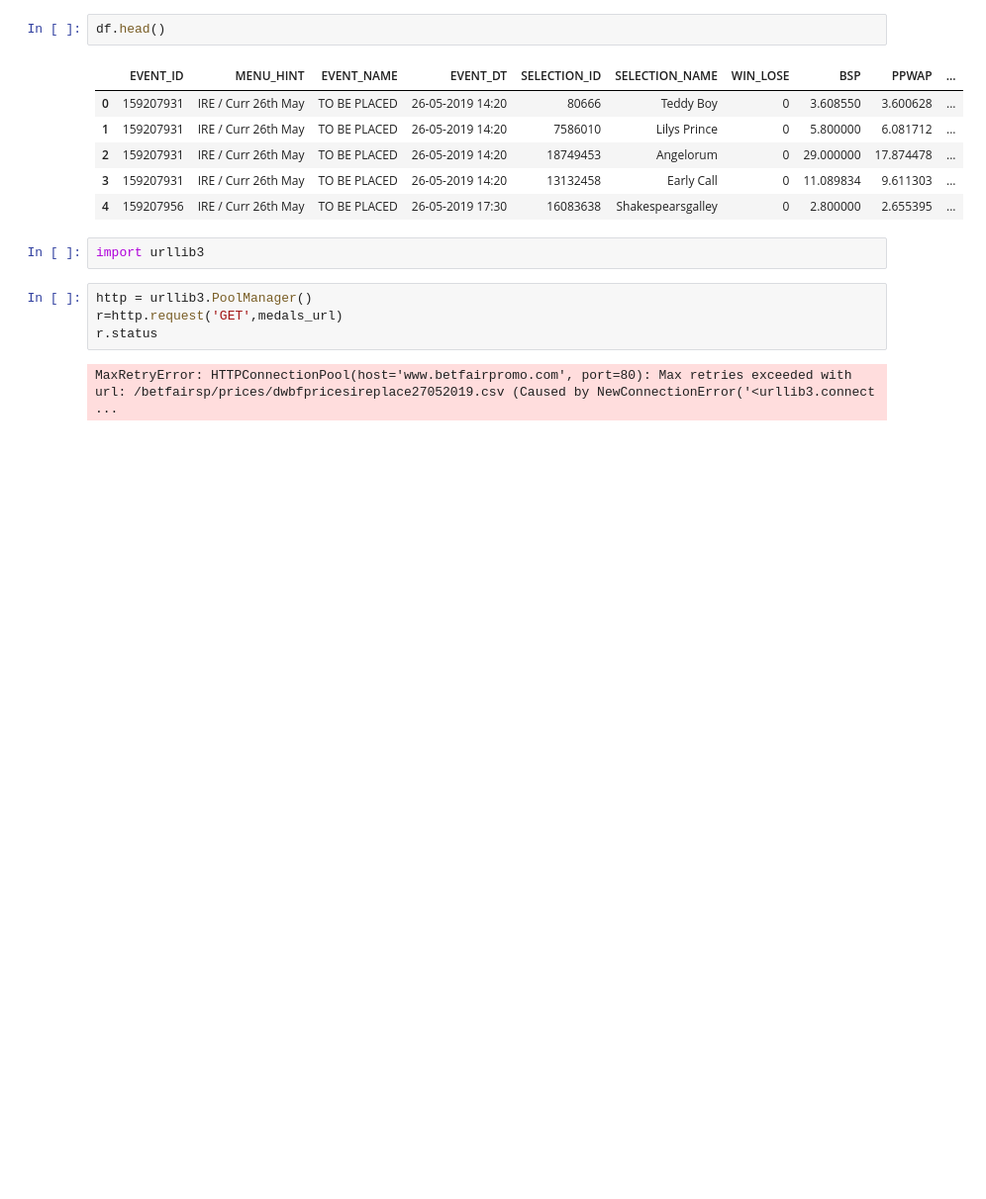
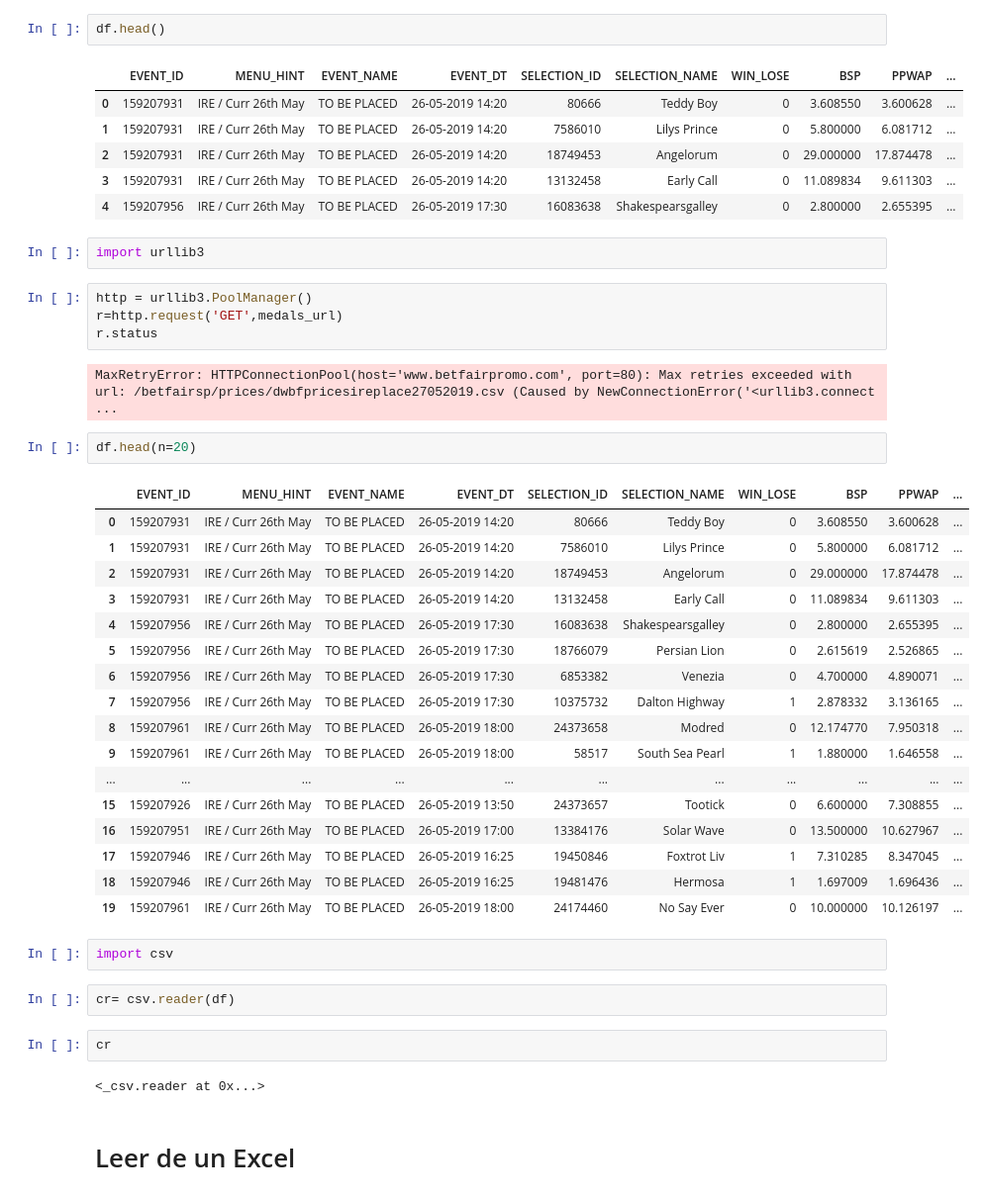
Before and after one commit to javierja/cursoML, a Jupyter notebook: Lectura URL.ipynb, the cells around one changed output. Shown at 99% size. Drawn from its saved outputs; the diff is of its cells as text; blank space fills up the shorter version.

```diff
--- a/Lectura URL.ipynb
+++ b/Lectura URL.ipynb
@@ -131,3 +131,33 @@ r=http.request('GET',medals_url)
 r.status
 # %% [output]
 MaxRetryError: HTTPConnectionPool(host='www.betfairpromo.com', port=80): Max retries exceeded with url: /betfairsp/prices/dwbfpricesireplace27052019.csv (Caused by NewConnectionError('<urllib3.connect ...
+# %%
+df.head(n=20)
+# %% [output]
+|  | EVENT_ID | MENU_HINT | EVENT_NAME | EVENT_DT | SELECTION_ID | SELECTION_NAME | WIN_LOSE | BSP | PPWAP | ... |
+| 0 | 159207931 | IRE / Curr 26th May | TO BE PLACED | 26-05-2019 14:20 | 80666 | Teddy Boy | 0 | 3.608550 | 3.600628 | ... |
+| 1 | 159207931 | IRE / Curr 26th May | TO BE PLACED | 26-05-2019 14:20 | 7586010 | Lilys Prince | 0 | 5.800000 | 6.081712 | ... |
+| 2 | 159207931 | IRE / Curr 26th May | TO BE PLACED | 26-05-2019 14:20 | 18749453 | Angelorum | 0 | 29.000000 | 17.874478 | ... |
+| 3 | 159207931 | IRE / Curr 26th May | TO BE PLACED | 26-05-2019 14:20 | 13132458 | Early Call | 0 | 11.089834 | 9.611303 | ... |
+| 4 | 159207956 | IRE / Curr 26th May | TO BE PLACED | 26-05-2019 17:30 | 16083638 | Shakespearsgalley | 0 | 2.800000 | 2.655395 | ... |
+| 5 | 159207956 | IRE / Curr 26th May | TO BE PLACED | 26-05-2019 17:30 | 18766079 | Persian Lion | 0 | 2.615619 | 2.526865 | ... |
+| 6 | 159207956 | IRE / Curr 26th May | TO BE PLACED | 26-05-2019 17:30 | 6853382 | Venezia | 0 | 4.700000 | 4.890071 | ... |
+| 7 | 159207956 | IRE / Curr 26th May | TO BE PLACED | 26-05-2019 17:30 | 10375732 | Dalton Highway | 1 | 2.878332 | 3.136165 | ... |
+| 8 | 159207961 | IRE / Curr 26th May | TO BE PLACED | 26-05-2019 18:00 | 24373658 | Modred | 0 | 12.174770 | 7.950318 | ... |
+| 9 | 159207961 | IRE / Curr 26th May | TO BE PLACED | 26-05-2019 18:00 | 58517 | South Sea Pearl | 1 | 1.880000 | 1.646558 | ... |
+| ... | ... | ... | ... | ... | ... | ... | ... | ... | ... | ... |
+| 15 | 159207926 | IRE / Curr 26th May | TO BE PLACED | 26-05-2019 13:50 | 24373657 | Tootick | 0 | 6.600000 | 7.308855 | ... |
+| 16 | 159207951 | IRE / Curr 26th May | TO BE PLACED | 26-05-2019 17:00 | 13384176 | Solar Wave | 0 | 13.500000 | 10.627967 | ... |
+| 17 | 159207946 | IRE / Curr 26th May | TO BE PLACED | 26-05-2019 16:25 | 19450846 | Foxtrot Liv | 1 | 7.310285 | 8.347045 | ... |
+| 18 | 159207946 | IRE / Curr 26th May | TO BE PLACED | 26-05-2019 16:25 | 19481476 | Hermosa | 1 | 1.697009 | 1.696436 | ... |
+| 19 | 159207961 | IRE / Curr 26th May | TO BE PLACED | 26-05-2019 18:00 | 24174460 | No Say Ever | 0 | 10.000000 | 10.126197 | ... |
+# %%
+import csv
+# %%
+cr= csv.reader(df)
+# %%
+cr
+# %% [output]
+<_csv.reader at 0x...>
+# %% [markdown]
+# Leer de un Excel
```
Also changed, not shown: parts of 22 cells of this notebook.
